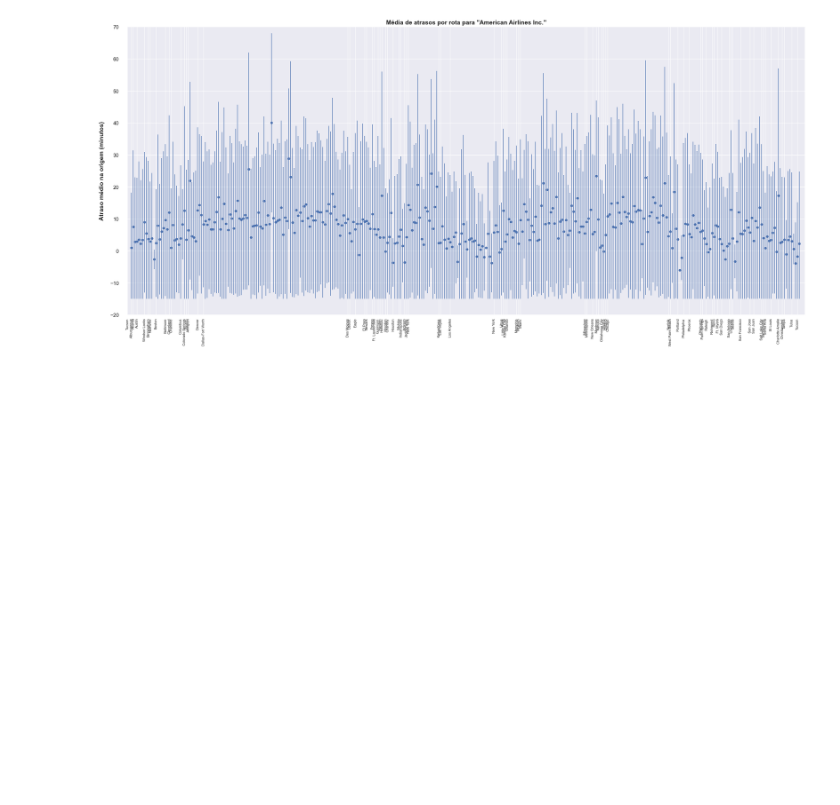
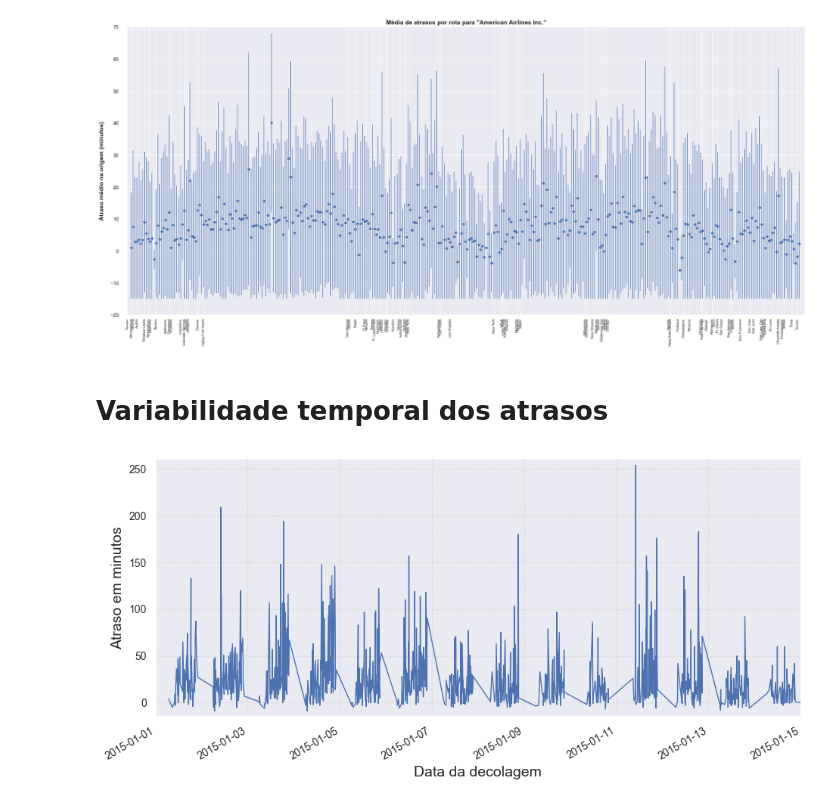
Before and after one commit to bekwendhausen/voos-kaggle-2015, a Jupyter notebook: flights-delay.ipynb, the cells around one changed output. Cells and saved outputs as stored; diff of their text form; code cells hidden in the pictures; blank space fills up the shorter version.

Commit message:
"Failed to convert value(s) to axis units: array([datetime.time..."; outros avanços

```diff
--- a/flights-delay.ipynb
+++ b/flights-delay.ipynb
@@ -711,3 +711,5 @@ ax.tick_params(axis='y', which='major', pad=15)
 plt.show()
 # %% [output]
 [figure]
+# %% [markdown]
+# Variabilidade temporal dos atrasos
@@ -713,0 +798,20 @@ plt.show()
+# %%
+comp = 'WN'
+id_aeroporto = 4
+list_aeroporto_origem = df[df['AIRLINE'] == comp]['ORIGIN_AIRPORT'].unique()
+df2 = df[(df['AIRLINE'] == comp) & (df['ARRIVAL_DELAY'] > 0)
+      & (df['ORIGIN_AIRPORT'] == list_aeroporto_origem[id_aeroporto])]
+df2.sort_values('SCHEDULED_DEPARTURE', inplace = True)
+# %%
+fig1 = Estilo_da_figura(11, 5, 1, 1)
+fig1.pos_update(0, 0)
+fig1.cust_plot(df2['SCHEDULED_DEPARTURE'], df2['DEPARTURE_DELAY'], linestyle='-')
+fig1.style()
+fig1.set_ylabel('Atraso em minutos', fontsize = 14)
+fig1.set_xlabel('Data da decolagem', fontsize = 14)
+date_1 = datetime.datetime(2015,1,1)
+date_2 = datetime.datetime(2015,1,15)
+fig1.set_xlim(date_1, date_2)
+fig1.set_ylim(-15, 260)
+# %% [output]
+[figure, added]
```
Also changed, not shown: parts of 7 cells of this notebook.
